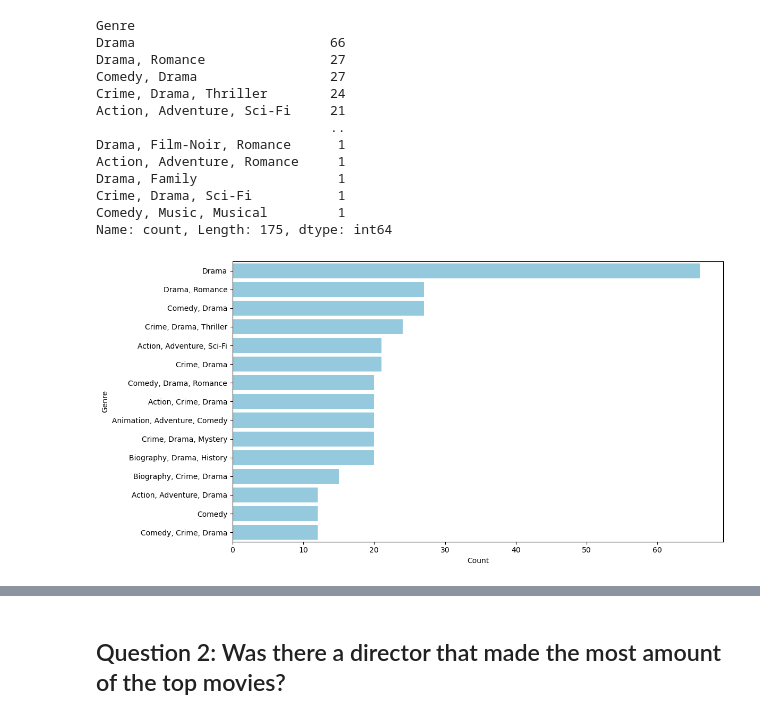
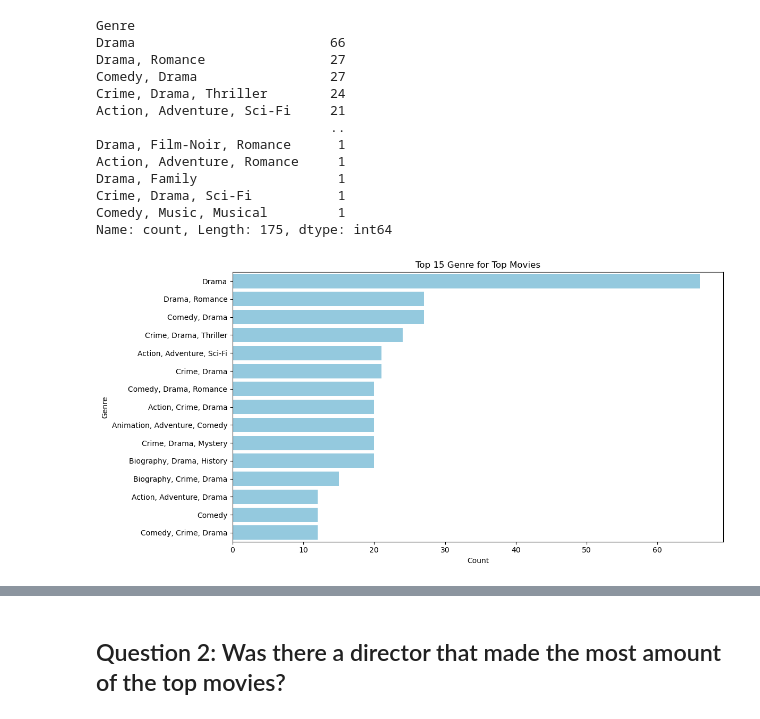
Before and after one commit to justink106/JustinKu-Springboard, a Jupyter notebook: Data Storytelling - IMDB/Data Storytelling - IMDB.ipynb, the cells around one changed output, grey strips where cells are left out. Drawn from its saved outputs; the diff is of its cells as text; code cells hidden in the pictures.

```diff
--- a/Data Storytelling - IMDB/Data Storytelling - IMDB.ipynb
+++ b/Data Storytelling - IMDB/Data Storytelling - IMDB.ipynb
@@ -155,16 +155,17 @@ Name: count, Length: 175, dtype: int64
 # %%
 # Plotting a horizontal bar chart
 
 plt.figure(figsize=(12, 6))
 sns.countplot(
     y='Genre',
     data=imdb,
     order=imdb['Genre'].value_counts().index[:15],
     color='skyblue'
 )
+plt.title('Top 15 Genre for Top Movies')
 plt.xlabel('Count')
 plt.ylabel('Genre')
 plt.tight_layout()
 plt.show()
 # %% [output]
-[figure, old version]
+[figure, new version]
```
Also changed, not shown: parts of 8 cells of this notebook.
